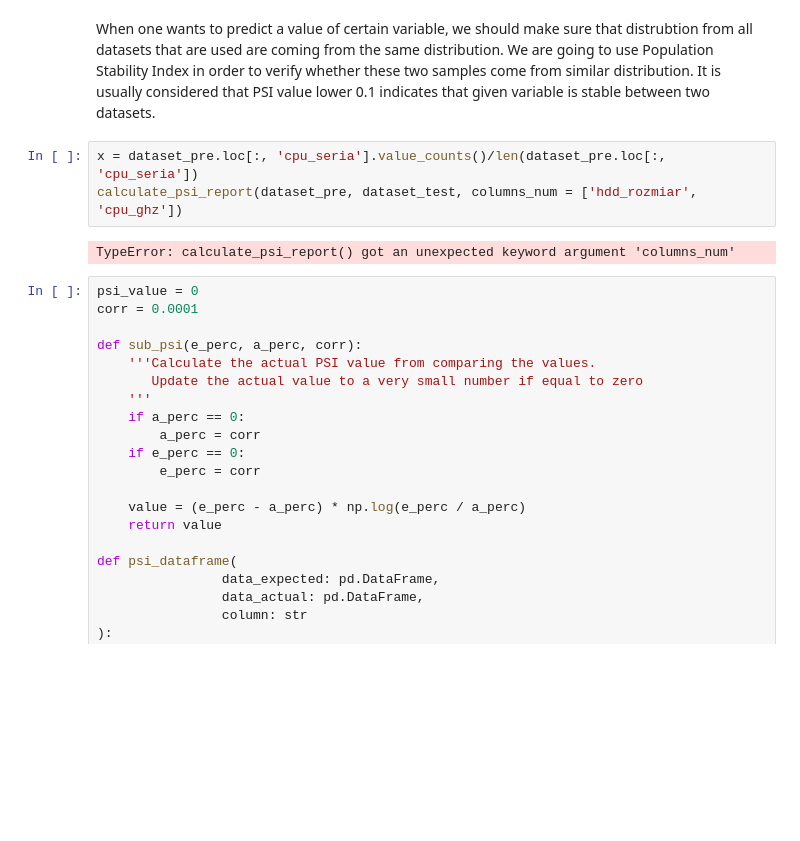
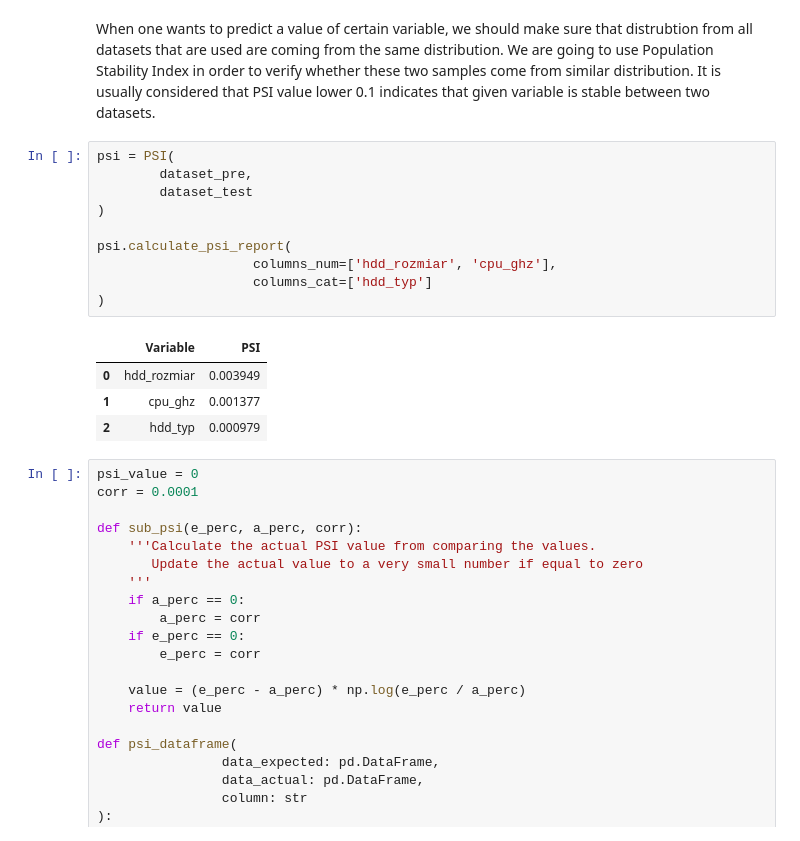
Before and after one commit to freefeynman123/laptop_price, a Jupyter notebook: laptop_price.ipynb, the cells around one changed output. Saved outputs shown, nothing was run; the diff lists cells and outputs as text; blank space fills up the shorter version.

```diff
--- a/laptop_price.ipynb
+++ b/laptop_price.ipynb
@@ -506,11 +506,21 @@ We are going to leave GPU as None type, since there is hardly any variable that
 ## 5. Comparing distribution of features of training and test set<a name='compare'></a>
 # %% [markdown]
 When one wants to predict a value of certain variable, we should make sure that distrubtion from all datasets that are used are coming from the same distribution. We are going to use Population Stability Index in order to verify whether these two samples come from similar distribution. It is usually considered that PSI value lower 0.1 indicates that given variable is stable between two datasets.
-# %%
-x = dataset_pre.loc[:, 'cpu_seria'].value_counts()/len(dataset_pre.loc[:, 'cpu_seria'])
-calculate_psi_report(dataset_pre, dataset_test, columns_num = ['hdd_rozmiar', 'cpu_ghz'])
-# %% [output]
-TypeError: calculate_psi_report() got an unexpected keyword argument 'columns_num'
+# %%
+psi = PSI(
+        dataset_pre,
+        dataset_test
+)
+
+psi.calculate_psi_report(
+                    columns_num=['hdd_rozmiar', 'cpu_ghz'],
+                    columns_cat=['hdd_typ']
+)
+# %% [output]
+|  | Variable | PSI |
+| 0 | hdd_rozmiar | 0.003949 |
+| 1 | cpu_ghz | 0.001377 |
+| 2 | hdd_typ | 0.000979 |
 # %%
 psi_value = 0
 corr = 0.0001
```
Also changed, not shown: parts of 1 cell of this notebook, 1 other file.
